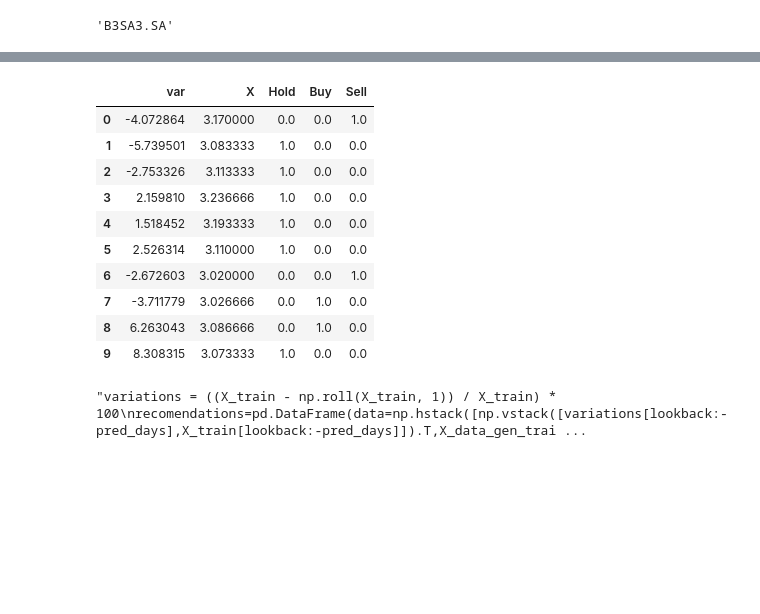
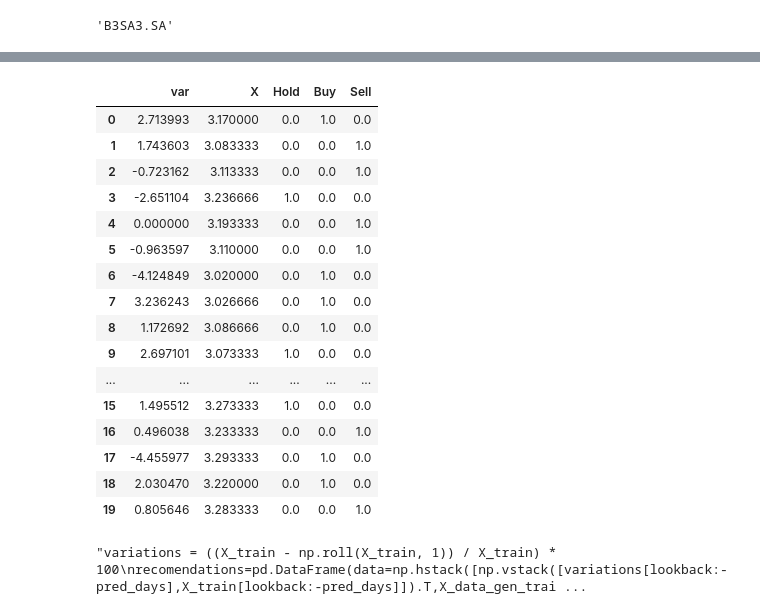
Before and after one commit to brunoodutra/Time_Series_Forecast, a Jupyter notebook: acoes/stock_classification.ipynb, the cells around one changed output, grey strips where cells are left out. Saved outputs shown, nothing was run; the diff lists cells and outputs as text; code cells hidden in the pictures; blank space fills up the shorter version.

```diff
--- a/acoes/stock_classification.ipynb
+++ b/acoes/stock_classification.ipynb
@@ -140,10 +153,10 @@ acoes_df_normalized = acoes_df / acoes_df.iloc[0].values
 # %%
 # Cria um gráfico de linha usando o Plotly
 fig = go.Figure()
-for acoes in acoes_df.columns:
+for stocks in acoes_df.columns:
 #fig.add_trace(go.Scatter(x=acoes_df.index, y=acoes_df['IBOV'], mode='lines', name='Preço do Ibovespa'))
 #fig.add_trace(go.Scatter(x=acoes_df.index, y=acoes_df['B3SA3'], mode='lines', name='Preço do B3SA3'))
-    fig.add_trace(go.Scatter(x=acoes_df_normalized.index, y=acoes_df_normalized[acoes], mode='lines', name=f'Preço do {acoes}'))
+    fig.add_trace(go.Scatter(x=acoes_df_normalized.index, y=acoes_df_normalized[stocks], mode='lines', name=f'Preço do {acoes}'))
 
 # Configura o layout do gráfico
 fig.update_layout(
@@ -365,0 +386,7 @@ acoes_df_norm['y'] = scaler.fit_transform(acoes_df['y'].values.reshape(-1,1))
+# %%
+'''### Using all selected stokcs to AI database
+df=data.DataReader(acoes, start='2015-01-01')['Close']
+df = pd.melt(df.reset_index(),id_vars='Date',var_name='Ação', value_name='Valor')
+
+df.rename(columns={'Valor': 'Close'}, inplace=True)
+df'''
@@ -825,12 +891,13 @@ invalid value encountered in divide
 # %%
 #features_indicators=FeaturesDataGenerator().features_name
-features_indicators=['Data_lookback','variations','EMA9', 'EMA20', 'EMA50', 'EMA100', 'EMA200']
+#features_indicators=['Data_lookback','variations','EMA9', 'EMA20', 'EMA50', 'EMA100', 'EMA200']
+features_indicators=['Data_lookback','variations','EMA9', 'EMA20', 'EMA50', 'EMA100', 'EMA200','MA111', 'MA350','MACD','RSI_14']
 #features_indicators=['Data_lookback','variations']
 pred_days = 1
-lookback = 7
+lookback = 23
 batch_size = 16
 shuffle = True
-X_data_gen_train = FeaturesDataGenerator(X_train, lookback = lookback, pred_days = pred_days, shuffle= shuffle, batch_size=batch_size, selected_features = features_indicators)
-X_data_gen_val = FeaturesDataGenerator(X_val, lookback = lookback, pred_days = pred_days, shuffle= shuffle, batch_size=batch_size, selected_features = features_indicators)
-X_data_gen_test = FeaturesDataGenerator(X_test, lookback = lookback, pred_days = pred_days, shuffle= shuffle, batch_size=batch_size, selected_features = features_indicators)
+X_data_gen_train = FeaturesDataGenerator(X_train, lookback = lookback, pred_days = pred_days, shuffle= shuffle, batch_size=batch_size, selected_features = features_indicators, data_augmentation=False)
+X_data_gen_val = FeaturesDataGenerator(X_val, lookback = lookback, pred_days = pred_days, shuffle= shuffle, batch_size=batch_size, selected_features = features_indicators, data_augmentation=False)
+X_data_gen_test = FeaturesDataGenerator(X_test, lookback = lookback, pred_days = pred_days, shuffle= shuffle, batch_size=batch_size, selected_features = features_indicators, data_augmentation=False)
 # %% [output]
@@ -843,19 +929,26 @@ output data shape (201, 3)
 # %%
 aux_data=np.hstack([X_data_gen_train.variations.reshape(-1,1),X_data_gen_train.features[:,0].reshape(-1,1),X_data_gen_train.y_classification])
+#recomentations_2=pd.DataFrame(data=aux_data,columns=['var','X', 'Hold','Buy','Strong_Buy','Sell','Strong_Sell'])
 recomentations_2=pd.DataFrame(data=aux_data,columns=['var','X', 'Hold','Buy','Sell'])
-recomentations_2.head(10)
+recomentations_2.head(20)
 # %% [output]
 |  | var | X | Hold | Buy | Sell |
-| 0 | -4.072864 | 3.170000 | 0.0 | 0.0 | 1.0 |
-| 1 | -5.739501 | 3.083333 | 1.0 | 0.0 | 0.0 |
-| 2 | -2.753326 | 3.113333 | 1.0 | 0.0 | 0.0 |
-| 3 | 2.159810 | 3.236666 | 1.0 | 0.0 | 0.0 |
-| 4 | 1.518452 | 3.193333 | 1.0 | 0.0 | 0.0 |
-| 5 | 2.526314 | 3.110000 | 1.0 | 0.0 | 0.0 |
-| 6 | -2.672603 | 3.020000 | 0.0 | 0.0 | 1.0 |
-| 7 | -3.711779 | 3.026666 | 0.0 | 1.0 | 0.0 |
-| 8 | 6.263043 | 3.086666 | 0.0 | 1.0 | 0.0 |
-| 9 | 8.308315 | 3.073333 | 1.0 | 0.0 | 0.0 |
+| 0 | 2.713993 | 3.170000 | 0.0 | 1.0 | 0.0 |
+| 1 | 1.743603 | 3.083333 | 0.0 | 0.0 | 1.0 |
+| 2 | -0.723162 | 3.113333 | 0.0 | 0.0 | 1.0 |
+| 3 | -2.651104 | 3.236666 | 1.0 | 0.0 | 0.0 |
+| 4 | 0.000000 | 3.193333 | 0.0 | 0.0 | 1.0 |
+| 5 | -0.963597 | 3.110000 | 0.0 | 0.0 | 1.0 |
+| 6 | -4.124849 | 3.020000 | 0.0 | 1.0 | 0.0 |
+| 7 | 3.236243 | 3.026666 | 0.0 | 1.0 | 0.0 |
+| 8 | 1.172692 | 3.086666 | 0.0 | 1.0 | 0.0 |
+| 9 | 2.697101 | 3.073333 | 1.0 | 0.0 | 0.0 |
+| ... | ... | ... | ... | ... | ... |
+| 15 | 1.495512 | 3.273333 | 1.0 | 0.0 | 0.0 |
+| 16 | 0.496038 | 3.233333 | 0.0 | 0.0 | 1.0 |
+| 17 | -4.455977 | 3.293333 | 0.0 | 1.0 | 0.0 |
+| 18 | 2.030470 | 3.220000 | 0.0 | 1.0 | 0.0 |
+| 19 | 0.805646 | 3.283333 | 0.0 | 0.0 | 1.0 |
 # %%
 #recomentations_2=pd.DataFrame(data=np.hstack([np.roll(X_data_gen_train.variations.reshape(-1,1),1)[lookback:],X_data_gen_train.features[:,lookback-1].reshape(-1,1),X_data_gen_train.y_classification]),columns=['var','X', 'Hold','Buy','Sell'])
 #recomentations_2.head(10)
```
Also changed, not shown: parts of 55 cells of this notebook.
